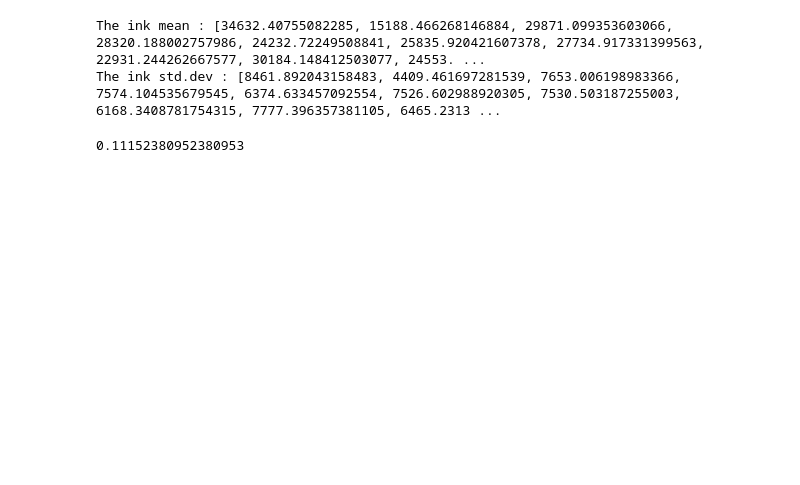
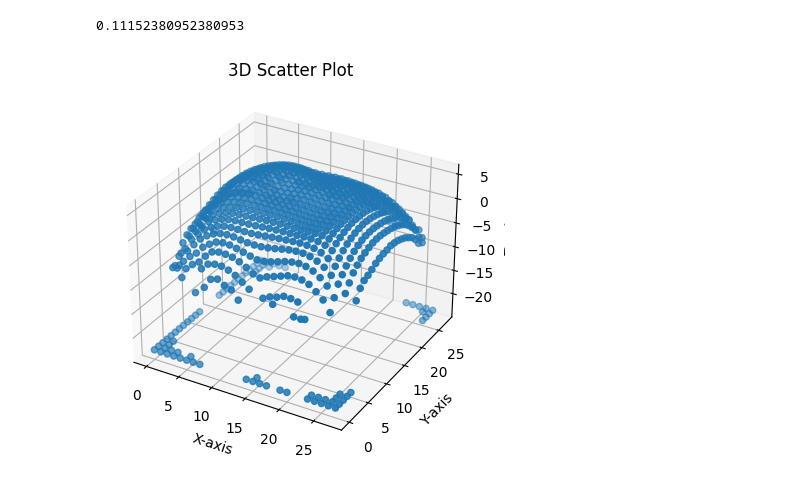
Before and after one commit to leidindi/pattern-recognition-PA, a Jupyter notebook: PA-notebook.ipynb, the cells around one changed output. Cells and saved outputs as stored; diff of their text form; code cells hidden in the pictures; blank space fills up the shorter version.

```diff
--- a/PA-notebook.ipynb
+++ b/PA-notebook.ipynb
@@ -21,6 +14,0 @@ ink_std = [np.std(ink[labels == i]) for i in range(10)]
-# %%
-print(f"The ink mean : {ink_mean}")
-print(f"The ink std.dev : {ink_std}")
-# %% [output]
-The ink mean : [34632.40755082285, 15188.466268146884, 29871.099353603066, 28320.188002757986, 24232.72249508841, 25835.920421607378, 27734.917331399563, 22931.244262667577, 30184.148412503077, 24553. ...
-The ink std.dev : [8461.892043158483, 4409.461697281539, 7653.006198983366, 7574.104535679545, 6374.633457092554, 7526.602988920305, 7530.503187255003, 6168.3408781754315, 7777.396357381105, 6465.2313 ...
@@ -67,8 +51,33 @@ class MajorityBaselineClassifier:
 # %%
 baseline = MajorityBaselineClassifier()
 baseline.train()
+baseline_accuracy = baseline.number_counts[baseline.prediction]/len(labels)
+print(baseline_accuracy)
+# %% [output]
+0.11152380952380953
-# %%
-baseline_accuracy = baseline.number_counts[baseline.prediction]/len(labels)
-print(baseline_accuracy)
-# %% [output]
-0.11152380952380953
+# %%
+# compute mean for each digit class
+pixel_mean = [np.mean(digits[:, i]) for i in range(0, 28 * 28)]
+# compute standard deviation for each digit class
+pixel_std = [np.std(digits[:, i]) for i in range(0, 28 * 28)]
+pixel_mean = np.array(pixel_mean) + 0.0000000001
+pixel_mean = np.log(pixel_mean)
+
+# Create a 3D scatter plot
+fig = plt.figure()
+ax = fig.add_subplot(111, projection='3d')
+
+x = [i // 28 for i in range(0, 28 * 28)]
+y = [i % 28 for i in range(0, 28 * 28)]
+ax.scatter(x, y, pixel_mean)
+
+# Add labels and title
+ax.set_xlabel('X-axis')
+ax.set_ylabel('Y-axis')
+ax.set_zlabel('Z-axis')
+ax.set_title('3D Scatter Plot')
+
+# Show the plot
+plt.show()
+# %% [output]
+[figure, added]
```
Also changed, not shown: parts of 10 cells of this notebook, 1 other file.
